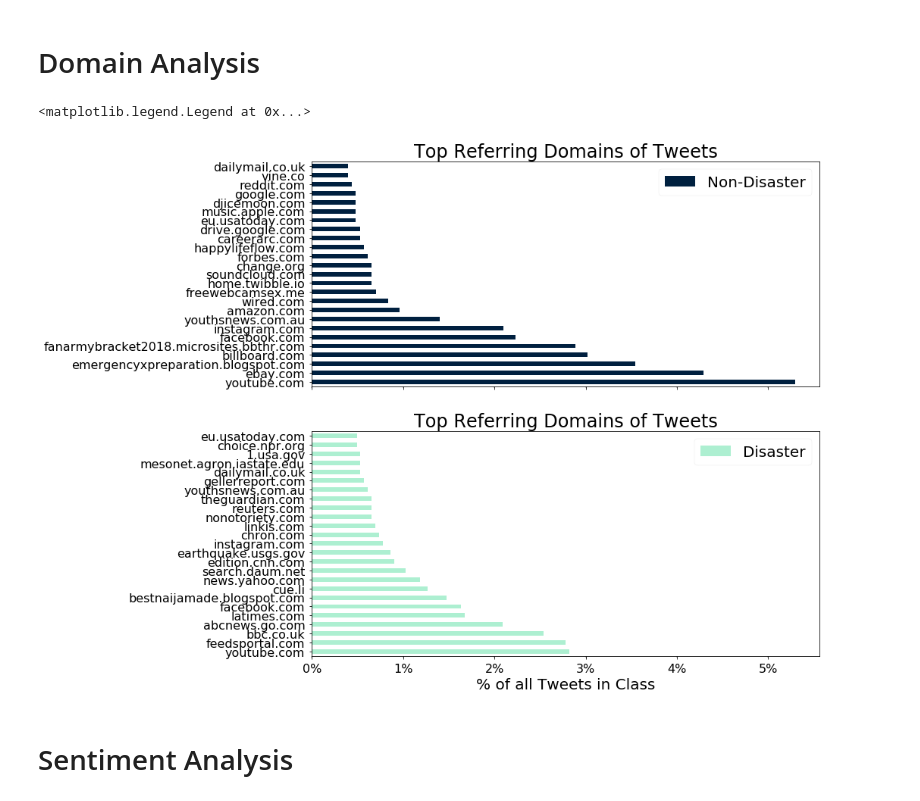
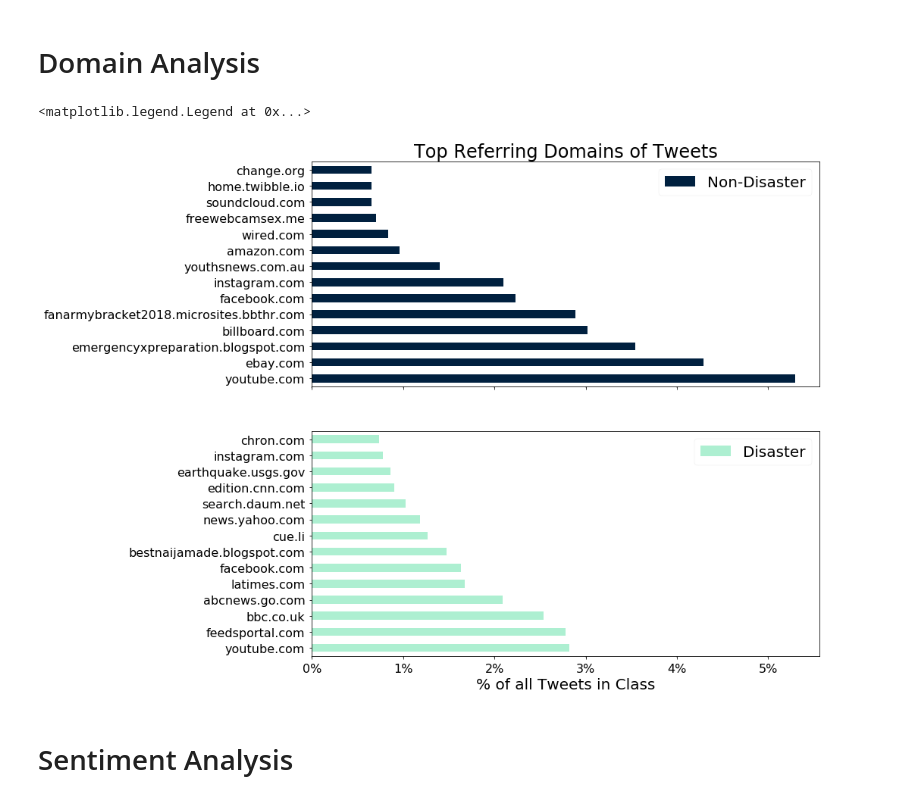
Before and after one commit to vegarab/aml-twitter-fakeornot, a Jupyter notebook: notebooks/quantitative-stats.ipynb, the cells around one changed output. Saved outputs shown, nothing was run; the diff lists cells and outputs as text; code cells hidden in the pictures.

Commit message:
fix: minor plot changes

```diff
--- a/notebooks/quantitative-stats.ipynb
+++ b/notebooks/quantitative-stats.ipynb
@@ -400,29 +402,29 @@ merged = pd.merge(rd2, url_data[['url', 'domain']], left_on='twitter_urls', righ
 # %%
 fig8, ax = plt.subplots(2,1, figsize=(12,12), sharex=True)
 
 the_0s = merged['domain'][merged['target']==0]
 the_1s = merged['domain'][merged['target']==1]
 
-(the_0s.value_counts() / the_0s.count()).iloc[1:26].plot(kind='barh', color=COLOR_0, ax=ax[0], label='Non-Disaster')
-(the_1s.value_counts() / the_1s.count()).iloc[1:26].plot(kind='barh', color=COLOR_1, ax=ax[1], label='Disaster')
+(the_0s.value_counts() / the_0s.count()).iloc[1:15].plot(kind='barh', color=COLOR_0, ax=ax[0], label='Non-Disaster')
+(the_1s.value_counts() / the_1s.count()).iloc[1:15].plot(kind='barh', color=COLOR_1, ax=ax[1], label='Disaster')
 
 ax[0].set_title('Top Referring Domains of Tweets', fontsize=TITLE_SIZE)
-ax[1].set_title('Top Referring Domains of Tweets', fontsize=TITLE_SIZE)
+#ax[1].set_title('Top Referring Domains of Tweets', fontsize=TITLE_SIZE)
 
 ax[0].get_xaxis().set_major_formatter(
     FuncFormatter(lambda x, p: format(f'{int(100*x)}%')))
 ax[1].get_xaxis().set_major_formatter(
     FuncFormatter(lambda x, p: format(f'{int(100*x)}%')))
 ax[0].tick_params(labelsize=TICK_SIZE)
 ax[1].tick_params(labelsize=TICK_SIZE)
 
 ax[1].set_xlabel('% of all Tweets in Class', fontsize=SUBTITLE_SIZE)
 
 ax[0].legend(fontsize=SUBTITLE_SIZE)
 ax[1].legend(fontsize=SUBTITLE_SIZE)
 # %% [output]
 <matplotlib.legend.Legend at 0x...>
-[figure, old version]
+[figure, new version]
 # %% [markdown]
 # Sentiment Analysis
 # %%
```
Also changed, not shown: parts of 4 cells of this notebook, 5 other files.
